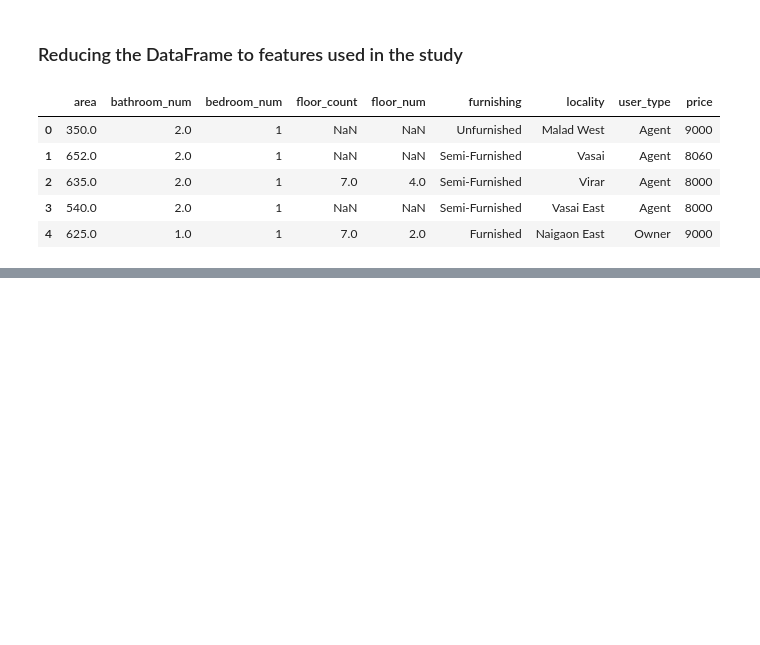
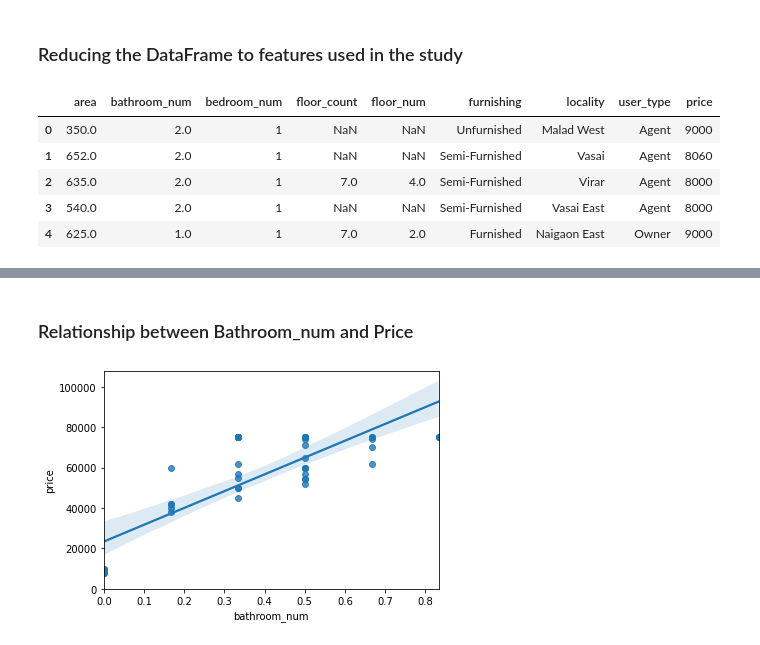
Before and after one commit to tanmaysawaji/Coursera_Capstone, a Jupyter notebook: capstone_project.ipynb, the cells around one changed output, grey strips where cells are left out. Saved outputs shown, nothing was run; the diff lists cells and outputs as text; code cells hidden in the pictures; blank space fills up the shorter version.

```diff
--- a/capstone_project.ipynb
+++ b/capstone_project.ipynb
@@ -53,0 +207,8 @@ df_reduced.head()
+# %% [markdown]
+### Relationship between Bathroom_num and Price
+# %%
+sns.regplot(x="bathroom_num", y="price", data=df_relation)
+plt.ylim(0,)
+plt.savefig('graphs/Bathroom-Price.pdf')
+# %% [output]
+[figure, added]
```
Also changed, not shown: parts of 31 cells of this notebook, 13 other files.
